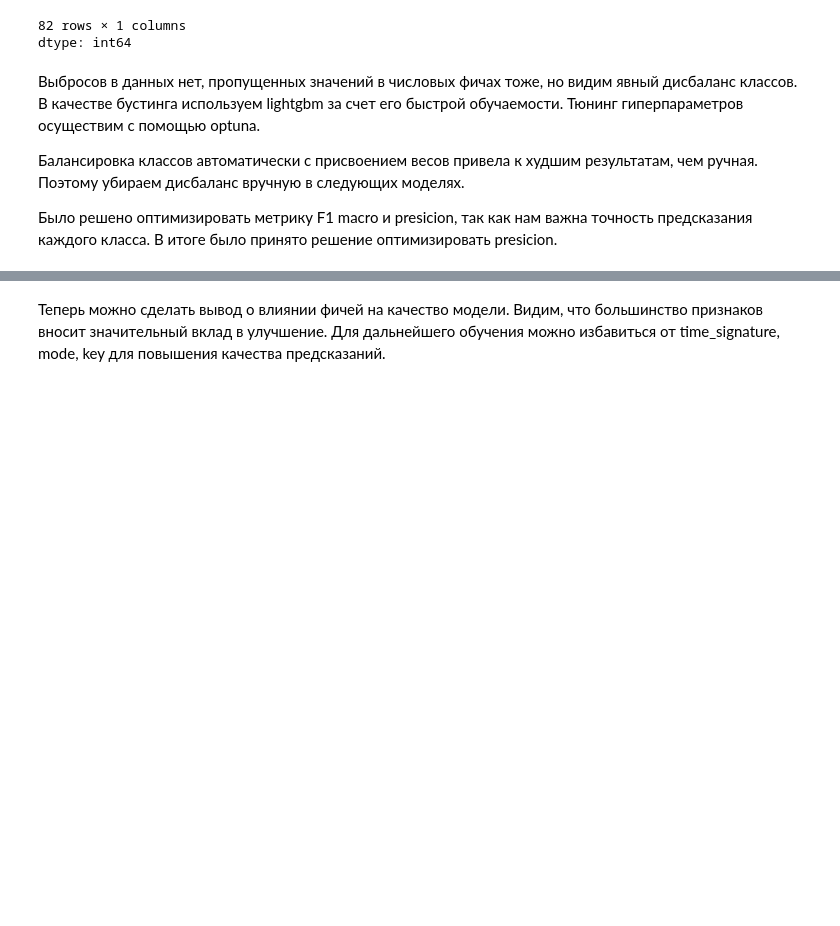
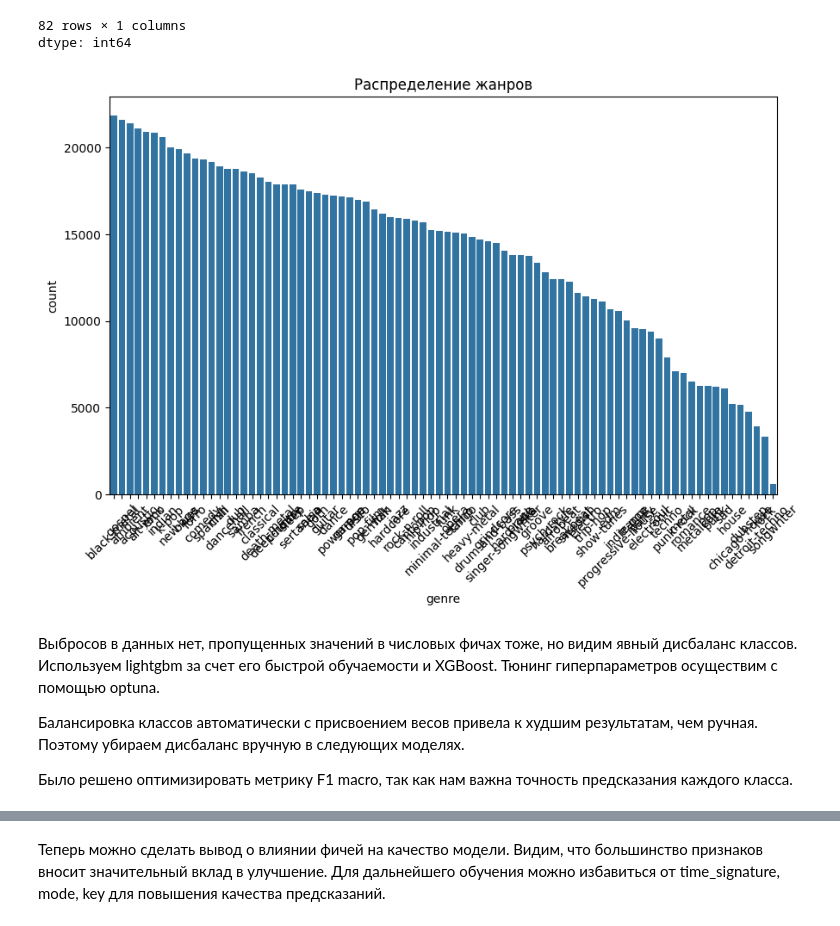
Before and after one commit to Sanjar-Javodov/ML_Hackaton_Spotify_SoA, a Jupyter notebook: Spotify__3.ipynb, the cells around one changed output, grey strips where cells are left out. Saved outputs shown, nothing was run; the diff lists cells and outputs as text; code cells hidden in the pictures; blank space fills up the shorter version.

```diff
--- a/Spotify__3.ipynb
+++ b/Spotify__3.ipynb
@@ -76,12 +76,23 @@ df['genre'].value_counts()
 | songwriter | 589 |
 82 rows × 1 columns
 dtype: int64
+# %%
+import matplotlib.pyplot as plt
+import seaborn as sns
+
+plt.figure(figsize=(10, 6))
+sns.countplot(data=df, x='genre', order=df['genre'].value_counts().index)
+plt.xticks(rotation=45)
+plt.title('Распределение жанров')
+plt.show()
+# %% [output]
+[figure, added]
 # %% [markdown]
-Выбросов в данных нет, пропущенных значений в числовых фичах тоже, но видим явный дисбаланс классов. В качестве бустинга используем lightgbm за счет его быстрой обучаемости. Тюнинг гиперпараметров осуществим с помощью optuna.
+Выбросов в данных нет, пропущенных значений в числовых фичах тоже, но видим явный дисбаланс классов. Используем lightgbm за счет его быстрой обучаемости и XGBoost. Тюнинг гиперпараметров осуществим с помощью optuna.
 
 Балансировка классов автоматически с присвоением весов привела к худшим результатам, чем ручная. Поэтому убираем дисбаланс вручную в следующих моделях.
 
-Было решено оптимизировать метрику F1 macro  и presicion, так как нам важна точность предсказания каждого класса. В итоге было принято решение оптимизировать presicion.
+Было решено оптимизировать метрику F1 macro, так как нам важна точность предсказания каждого класса.
 # %%
 !pip install optuna
 # %% [output]
```
Also changed, not shown: parts of 11 cells of this notebook.
